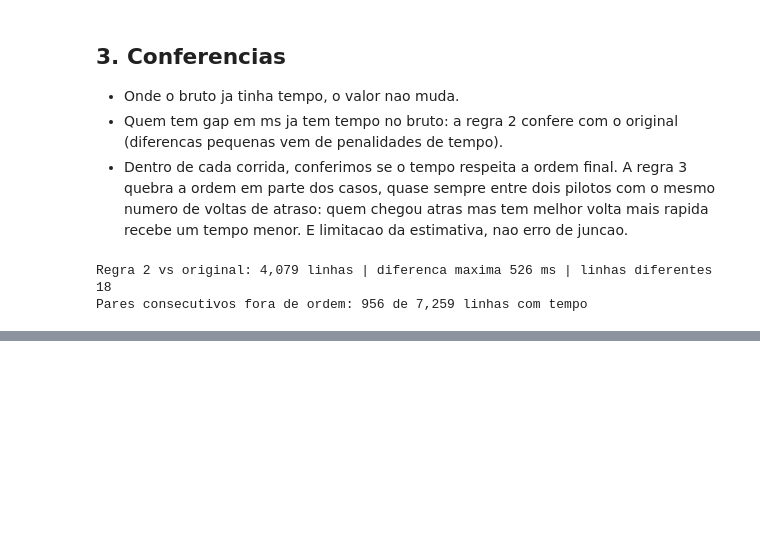
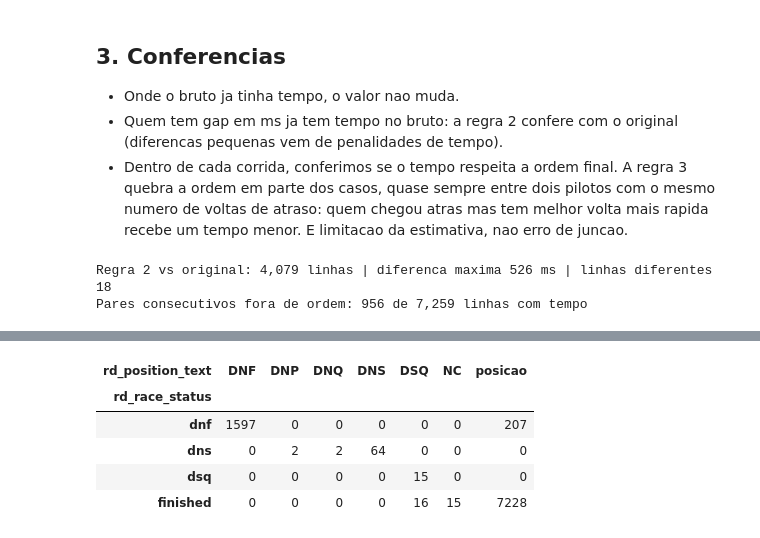
Before and after one commit to MintzyG/DataAnalytics, a Jupyter notebook: 08_Tempo_De_Prova.ipynb, the cells around one changed output, grey strips where cells are left out. Saved outputs shown, nothing was run; the diff lists cells and outputs as text; code cells hidden in the pictures; blank space fills up the shorter version.

```diff
--- a/08_Tempo_De_Prova.ipynb
+++ b/08_Tempo_De_Prova.ipynb
@@ -109 +123,19 @@ Pares consecutivos fora de ordem: 956 de 7,259 linhas com tempo
+# %%
+NAO_LARGOU = ['DNS', 'DNQ', 'DNP', 'DNPQ']
+
+texto = bruto['rd_position_text'].astype('string')
+tempos['rd_race_status'] = 'dnf'
+tempos.loc[texto.isin(NAO_LARGOU), 'rd_race_status'] = 'dns'
+tempos.loc[texto.eq('DSQ'), 'rd_race_status'] = 'dsq'
+tempos.loc[tempos['rd_race_time_millis'].notna(), 'rd_race_status'] = 'finished'
+
+assert tempos.loc[tempos['rd_race_status'].ne('finished'), 'rd_race_time_millis'].isna().all()
+display(pd.crosstab(tempos['rd_race_status'], texto.where(pd.to_numeric(texto, errors='coerce').isna(), 'posicao')))
+# %% [output]
+| rd_position_text | DNF | DNP | DNQ | DNS | DSQ | NC | posicao |
+| rd_race_status |  |  |  |  |  |  |  |
+| dnf | 1597 | 0 | 0 | 0 | 0 | 0 | 207 |
+| dns | 0 | 2 | 2 | 64 | 0 | 0 | 0 |
+| dsq | 0 | 0 | 0 | 0 | 15 | 0 | 0 |
+| finished | 0 | 0 | 0 | 0 | 16 | 15 | 7228 |
 # %% [markdown]
```
Also changed, not shown: parts of 6 cells of this notebook, 1 other file.
